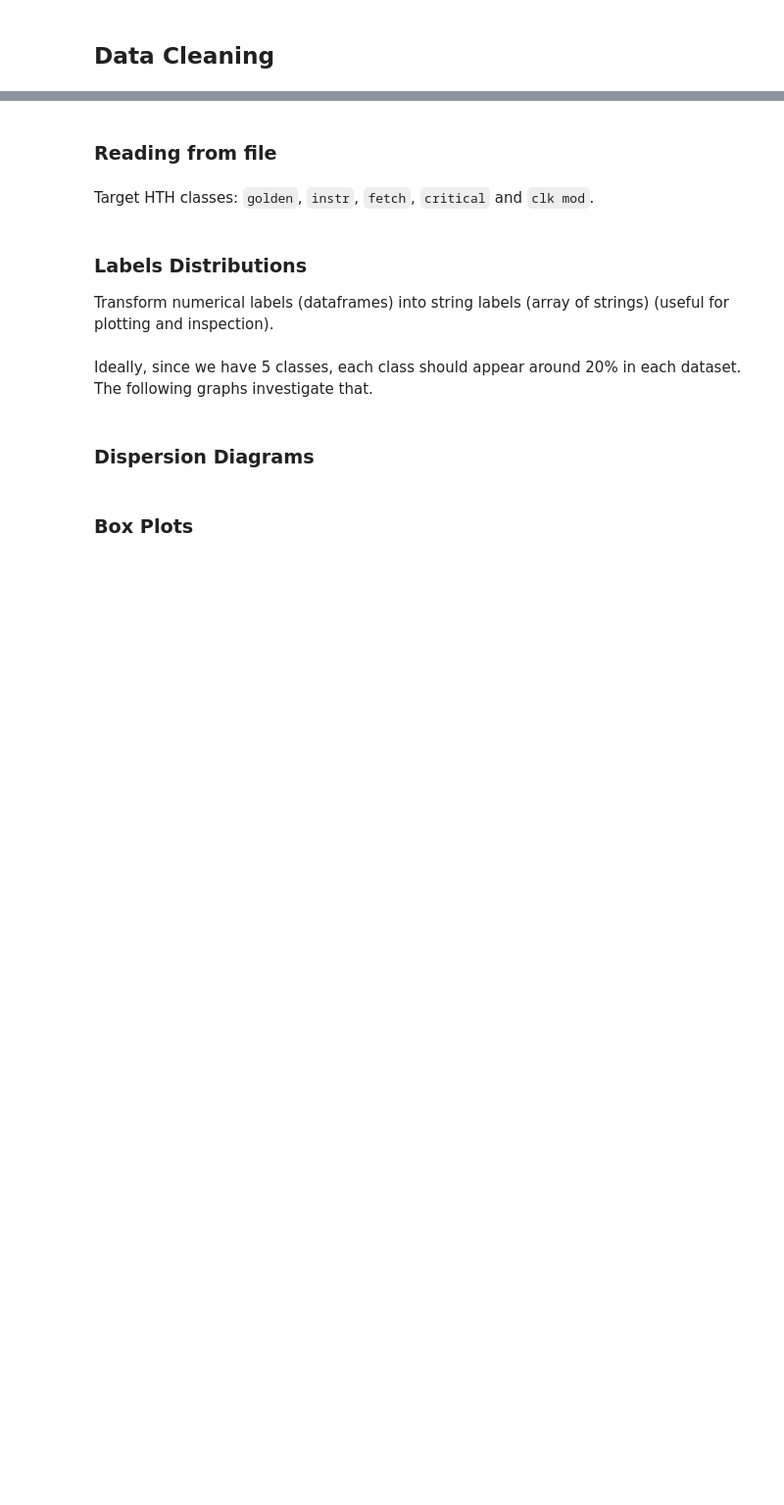
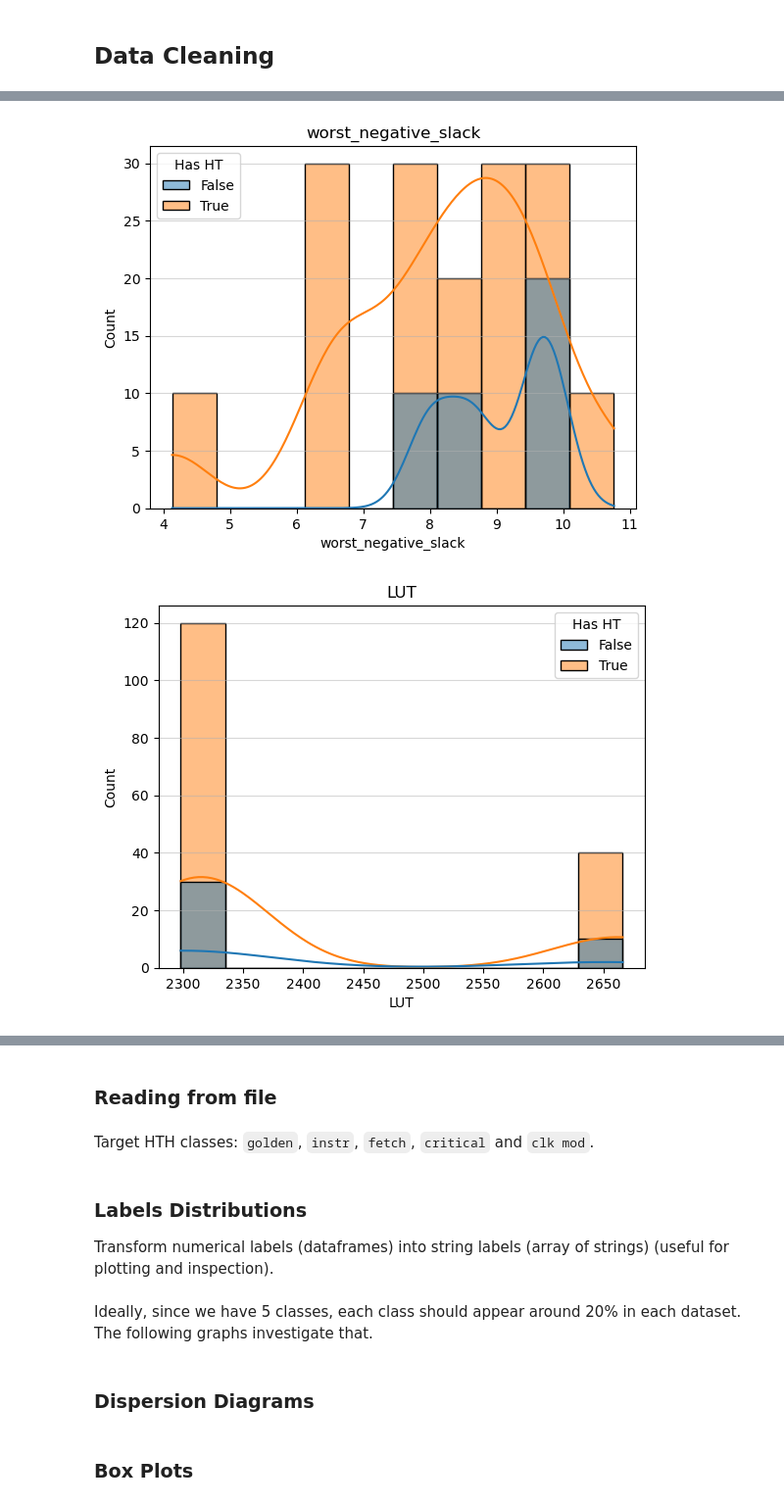
Before and after one commit to ribesstefano/Laokoon-ML, a Jupyter notebook: notebooks/ht_classification.ipynb, the cells around one changed output, grey strips where cells are left out. Shown at 98% size. Drawn from its saved outputs; the diff is of its cells as text; code cells hidden in the pictures; blank space fills up the shorter version.

```diff
--- a/notebooks/ht_classification.ipynb
+++ b/notebooks/ht_classification.ipynb
@@ -75,0 +136,31 @@ ax.plot()
+# %%
+# for feature in df.columns:
+#     ax = sns.histplot(data=triggered_df, x=feature, kde=True)
+#     plt.title(feature)
+#     plt.grid(axis='y', alpha=0.75)
+#     plt.show()
+
+tmp = df.copy()
+tmp['Has HT'] = df.apply(lambda row: row['ht_type'] != 'ht-free', axis=1)
+ax = sns.histplot(data=tmp, x='worst_negative_slack', hue='Has HT', bins=10, kde=True)
+plt.title('worst_negative_slack')
+plt.grid(axis='y', alpha=0.5)
+plt.show()
+
+ax = sns.histplot(data=tmp, x='LUT', hue='Has HT', bins=10, kde=True)
+plt.title('LUT')
+plt.grid(axis='y', alpha=0.5)
+plt.show()
+
+ax = sns.histplot(data=tmp, x='temperature', hue='Has HT', bins=10, kde=True)
+plt.title('temperature')
+plt.grid(axis='y', alpha=0.5)
+plt.show()
+
+ax = sns.scatterplot(data=tmp, x='worst_negative_slack', y='LUT', hue='Has HT',)
+plt.title('Worst Negative Slack vs LUT')
+plt.grid(axis='both', alpha=0.5)
+plt.show()
+# %% [output]
+[figure, added]
+[figure, added]
```
Also changed, not shown: parts of 13 cells of this notebook, 1 other file.
